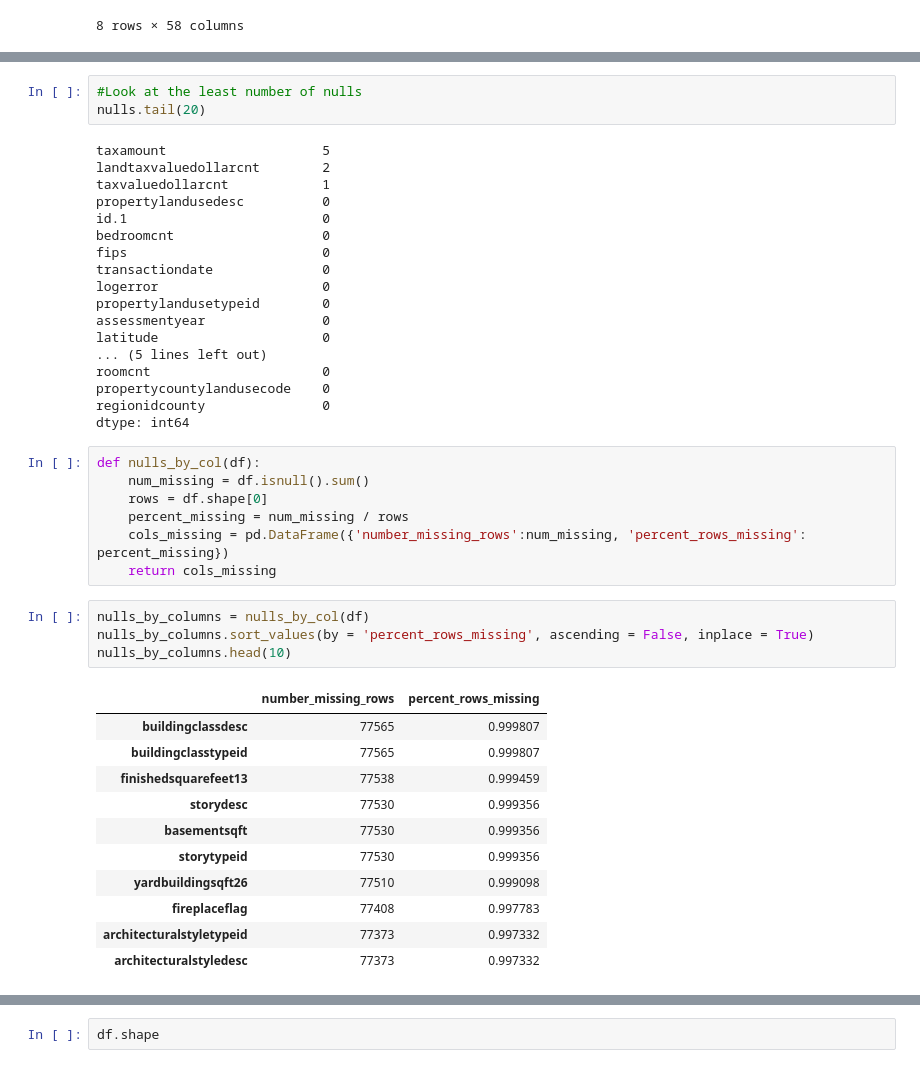
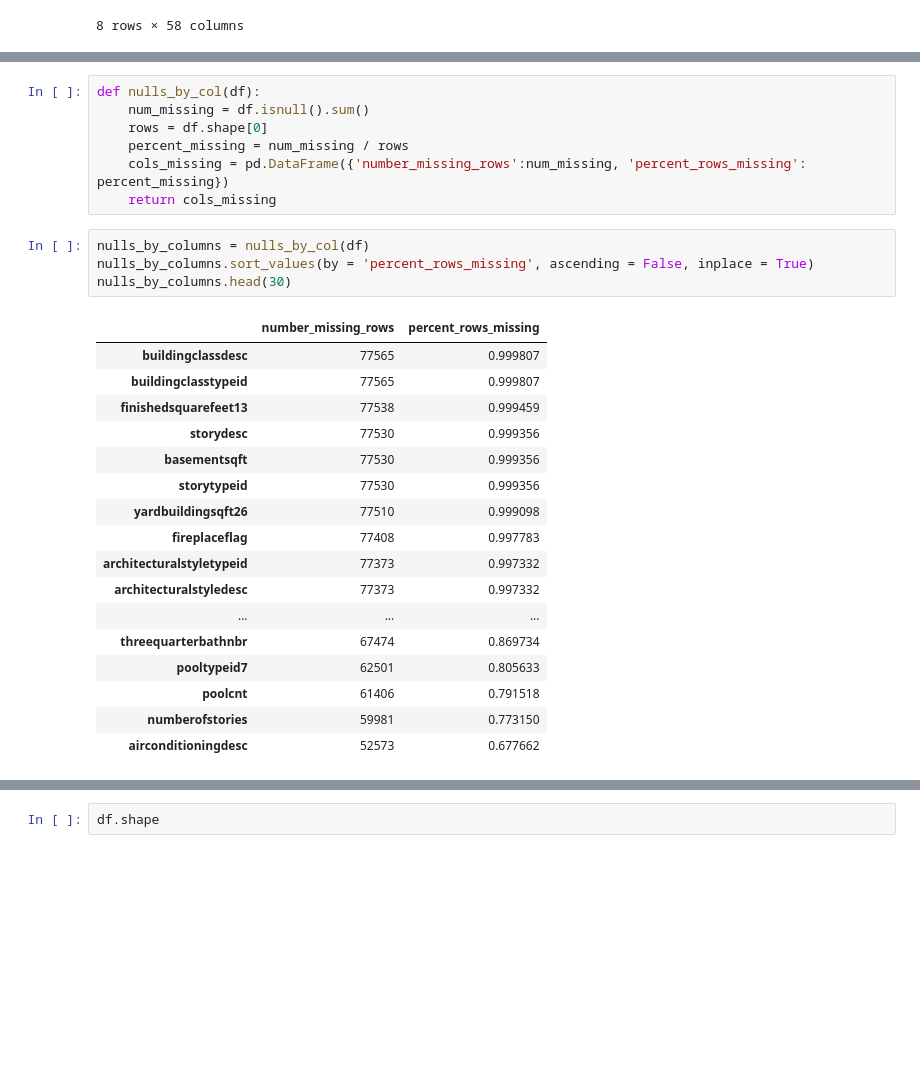
Before and after one commit to MatthewL09/clustering-exercises, a Jupyter notebook: wrangle_zillow.ipynb, the cells around one changed output, grey strips where cells are left out. Saved outputs shown, nothing was run; the diff lists cells and outputs as text; blank space fills up the shorter version.

```diff
--- a/wrangle_zillow.ipynb
+++ b/wrangle_zillow.ipynb
@@ -91,25 +121,4 @@ taxdelinquencyflag          74680
 dtype: int64
-# %%
-#Look at the least number of nulls
-nulls.tail(20)
-# %% [output]
-taxamount                    5
-landtaxvaluedollarcnt        2
-taxvaluedollarcnt            1
-propertylandusedesc          0
-id.1                         0
-bedroomcnt                   0
-fips                         0
-transactiondate              0
-logerror                     0
-propertylandusetypeid        0
-assessmentyear               0
-latitude                     0
-... (5 lines left out)
-roomcnt                      0
-propertycountylandusecode    0
-regionidcounty               0
-dtype: int64
 # %%
 def nulls_by_col(df):
     num_missing = df.isnull().sum()
@@ -120,19 +129,25 @@ def nulls_by_col(df):
 # %%
 nulls_by_columns = nulls_by_col(df)
 nulls_by_columns.sort_values(by = 'percent_rows_missing', ascending = False, inplace = True)
-nulls_by_columns.head(10)
+nulls_by_columns.head(30)
 # %% [output]
 |  | number_missing_rows | percent_rows_missing |
 | buildingclassdesc | 77565 | 0.999807 |
 | buildingclasstypeid | 77565 | 0.999807 |
 | finishedsquarefeet13 | 77538 | 0.999459 |
 | storydesc | 77530 | 0.999356 |
 | basementsqft | 77530 | 0.999356 |
 | storytypeid | 77530 | 0.999356 |
 | yardbuildingsqft26 | 77510 | 0.999098 |
 | fireplaceflag | 77408 | 0.997783 |
 | architecturalstyletypeid | 77373 | 0.997332 |
 | architecturalstyledesc | 77373 | 0.997332 |
+| ... | ... | ... |
+| threequarterbathnbr | 67474 | 0.869734 |
+| pooltypeid7 | 62501 | 0.805633 |
+| poolcnt | 61406 | 0.791518 |
+| numberofstories | 59981 | 0.773150 |
+| airconditioningdesc | 52573 | 0.677662 |
 # %%
 def nulls_by_row(df):
     num_cols_missing = df.isnull().sum(axis=1)
```
Also changed, not shown: parts of 30 cells of this notebook, 1 other file.
